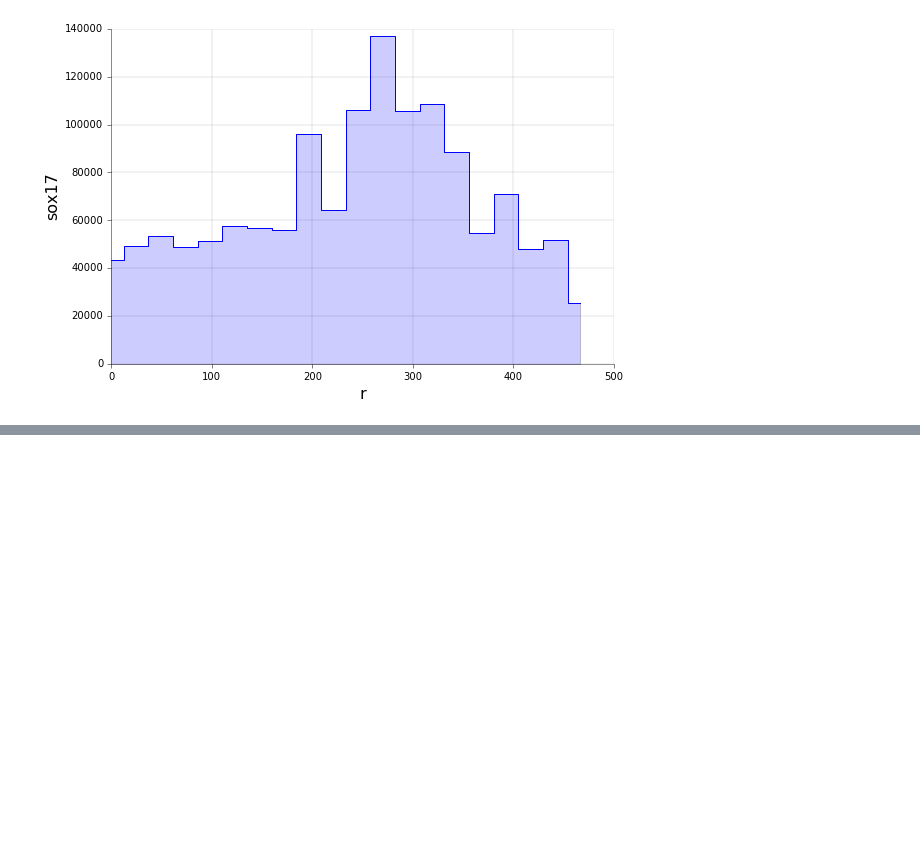
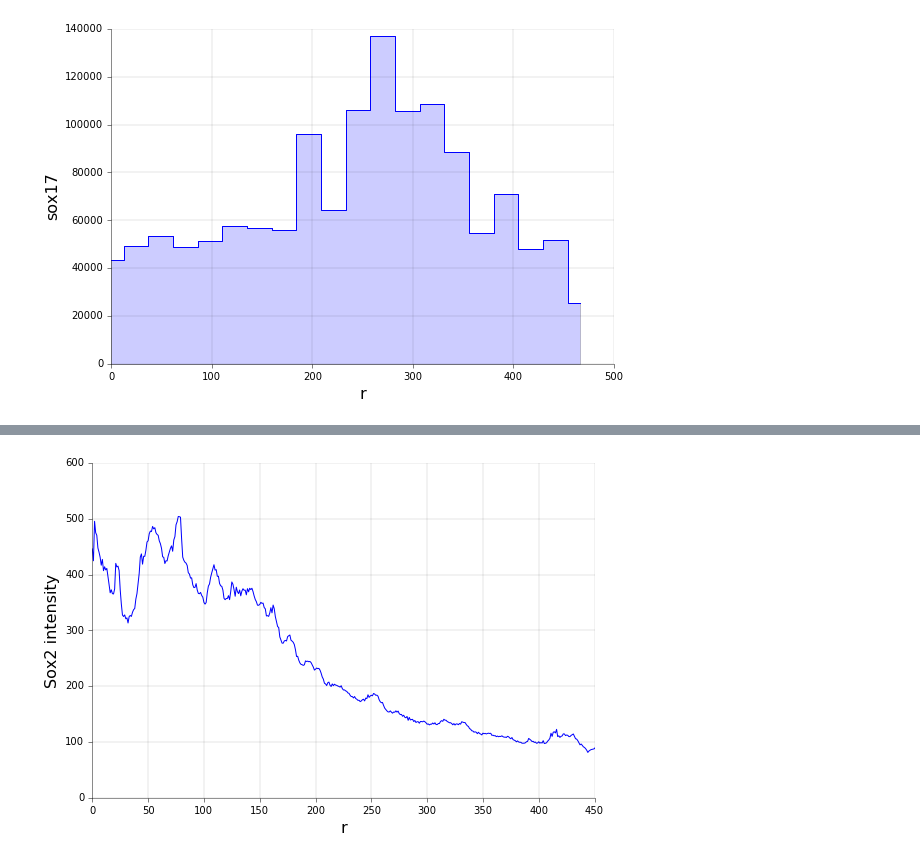
Before and after one commit to jjmetzger/stemcell_segmentation, a Jupyter notebook: watershed3d.ipynb, the cells around one changed output, grey strips where cells are left out. Cells and saved outputs as stored; diff of their text form; code cells hidden in the pictures; blank space fills up the shorter version.

```diff
--- a/watershed3d.ipynb
+++ b/watershed3d.ipynb
@@ -134,8 +141,9 @@ TypeError: radial_intensity() got an unexpected keyword argument 'use_selected_n
 # %%
-r,rs = w.radial_intensity('sox2', use_selected_nuclei=1, plot=False)
+r,rs = w.radial_intensity('sox2', only_selected_nuclei=1, plot=False)
 fig,ax=subplots()
 ax.plot(r,rs)
 ax.set_xlim([0,450])
 ax.set_xlabel('r', fontsize=16)
 ax.set_ylabel('Sox2 intensity', fontsize=16)
-watershed3d.nice_spines(ax)
+w.nice_spines(ax)
+# %% [output]
@@ -141,0 +151 @@ watershed3d.nice_spines(ax)
+[figure, added]
```
Also changed, not shown: parts of 8 cells of this notebook, 2 other files.
